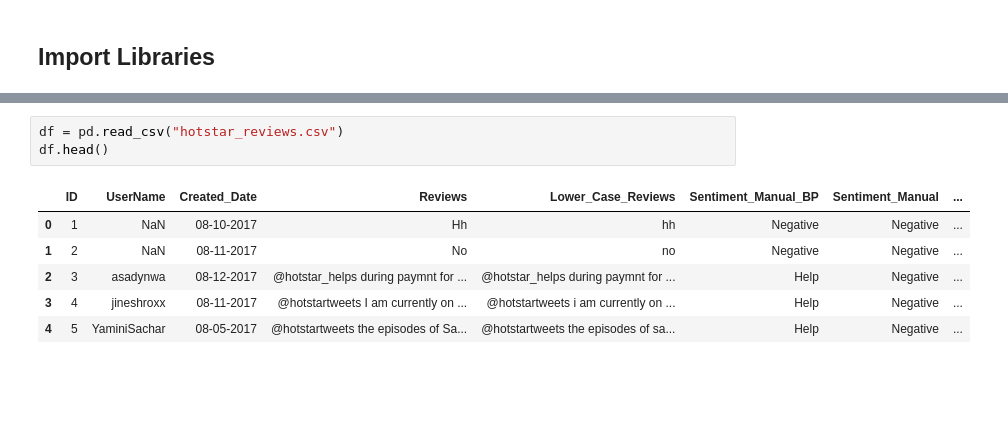
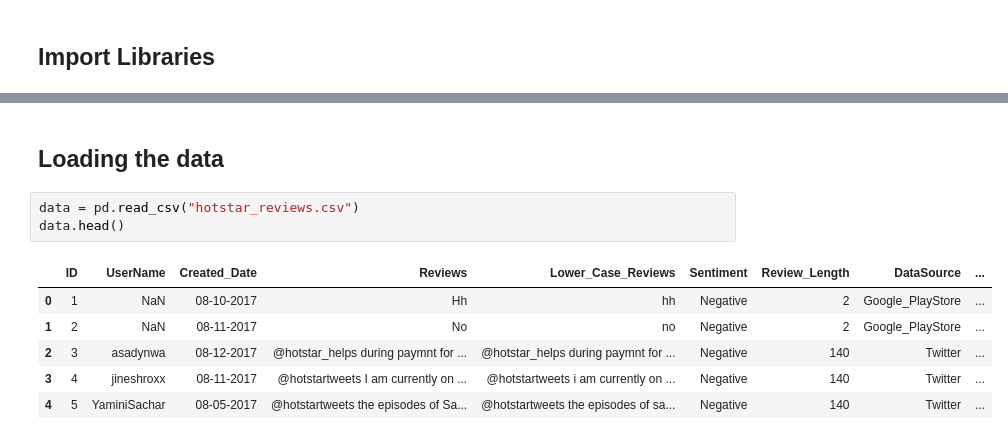
Before and after one commit to meghrajkonduskar/Sentiment-Analysis-Hotstar-Review, a Jupyter notebook: Sentiment-Analysis-Hotstar-Review.ipynb, the cells around one changed output, grey strips where cells are left out. Saved outputs shown, nothing was run; the diff lists cells and outputs as text; blank space fills up the shorter version.

```diff
--- a/Sentiment-Analysis-Hotstar-Review.ipynb
+++ b/Sentiment-Analysis-Hotstar-Review.ipynb
@@ -20,10 +31,12 @@ from sklearn.metrics import accuracy_score, classification_report, confusion_mat
+# %% [markdown]
+## Loading the data
 # %%
-df = pd.read_csv("hotstar_reviews.csv")
-df.head()
+data = pd.read_csv("hotstar_reviews.csv")
+data.head()
 # %% [output]
-|  | ID | UserName | Created_Date | Reviews | Lower_Case_Reviews | Sentiment_Manual_BP | Sentiment_Manual | ... |
-| 0 | 1 | NaN | 08-10-2017 | Hh | hh | Negative | Negative | ... |
-| 1 | 2 | NaN | 08-11-2017 | No | no | Negative | Negative | ... |
-| 2 | 3 | asadynwa | 08-12-2017 | @hotstar_helps during paymnt for ... | @hotstar_helps during paymnt for ... | Help | Negative | ... |
-| 3 | 4 | jineshroxx | 08-11-2017 | @hotstartweets I am currently on ... | @hotstartweets i am currently on ... | Help | Negative | ... |
-| 4 | 5 | YaminiSachar | 08-05-2017 | @hotstartweets the episodes of Sa... | @hotstartweets the episodes of sa... | Help | Negative | ... |
+|  | ID | UserName | Created_Date | Reviews | Lower_Case_Reviews | Sentiment | Review_Length | DataSource | ... |
+| 0 | 1 | NaN | 08-10-2017 | Hh | hh | Negative | 2 | Google_PlayStore | ... |
+| 1 | 2 | NaN | 08-11-2017 | No | no | Negative | 2 | Google_PlayStore | ... |
+| 2 | 3 | asadynwa | 08-12-2017 | @hotstar_helps during paymnt for ... | @hotstar_helps during paymnt for ... | Negative | 140 | Twitter | ... |
+| 3 | 4 | jineshroxx | 08-11-2017 | @hotstartweets I am currently on ... | @hotstartweets i am currently on ... | Negative | 140 | Twitter | ... |
+| 4 | 5 | YaminiSachar | 08-05-2017 | @hotstartweets the episodes of Sa... | @hotstartweets the episodes of sa... | Negative | 140 | Twitter | ... |
```
Also changed, not shown: parts of 46 cells of this notebook, 2 other files.
